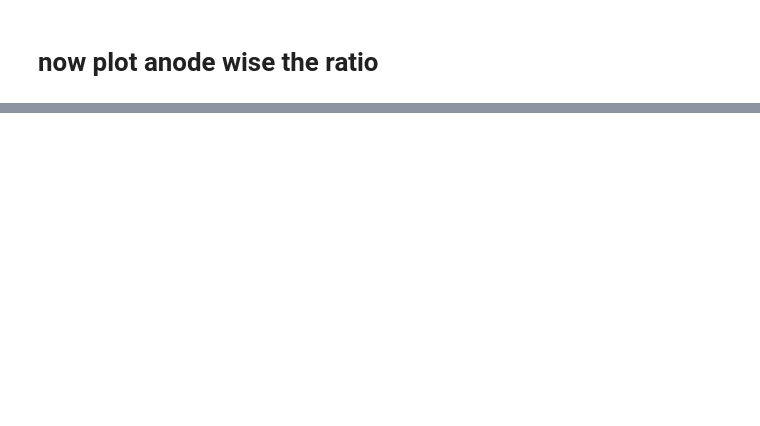
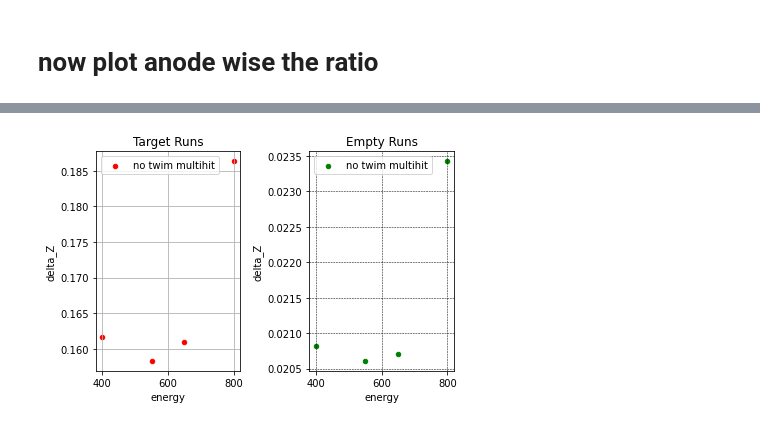
Before and after one commit to jenegger/r3bweek24_gsi, a Jupyter notebook: stats.ipynb, the cells around one changed output, grey strips where cells are left out. Saved outputs shown, nothing was run; the diff lists cells and outputs as text; code cells hidden in the pictures; blank space fills up the shorter version.

```diff
--- a/stats.ipynb
+++ b/stats.ipynb
@@ -706,0 +732,21 @@ plt.savefig("anode_multiplicity twim_empty_target.png",dpi=300)
+# %%
+filename_no_borders_no_multihit='combined_charge_changing_no_multihit_twim.txt'
+df_no_border_no_multihit = pd.read_csv(filename_no_borders_no_multihit,sep='\t',header=None)
+#info: last columns are skewed up, maybe because of cuts, don't care about it...
+df_no_border_no_multihit.columns = ["datatype","targettype","RunID","energy","incoming ions","survived_ions","charge_carbon_x_zero","charge_carbon_y_zero","charge_x_or_y_zero"]
+df_no_border_no_multihit["delta_Z"] = 1-(df_no_border_no_multihit["survived_ions"]/df_no_border_no_multihit["incoming ions"])
+target_deltaZ_no_border_no_multihit = df_no_border_no_multihit.loc[df_no_border_no_multihit["targettype"] == 'c_2198']
+empty_deltaZ_no_border_no_multihit = df_no_border_no_multihit.loc[df_no_border_no_multihit["targettype"] == 'empty']
+
+fig, ax = plt.subplots(1, 2)
+fig.tight_layout()
+plt.grid(True,color = 'black', linestyle = '--', linewidth = 0.5,which="both")
+target_deltaZ_no_border_no_multihit.plot(kind='scatter',ax=ax[0],x='energy',y = 'delta_Z', color='red',marker= "o",alpha = 1,label="no twim multihit")
+empty_deltaZ_no_border_no_multihit.plot(kind='scatter',ax=ax[1],x='energy',y = 'delta_Z', color='green',marker= "o",alpha = 1,label="no twim multihit")
+ax[0].grid()
+ax[1].grid()
+ax[0].set_title("Target Runs")
+ax[1].set_title("Empty Runs")
+plt.tight_layout()
+# %% [output]
+[figure, added]
```
Also changed, not shown: parts of 21 cells of this notebook, 17 other files.
